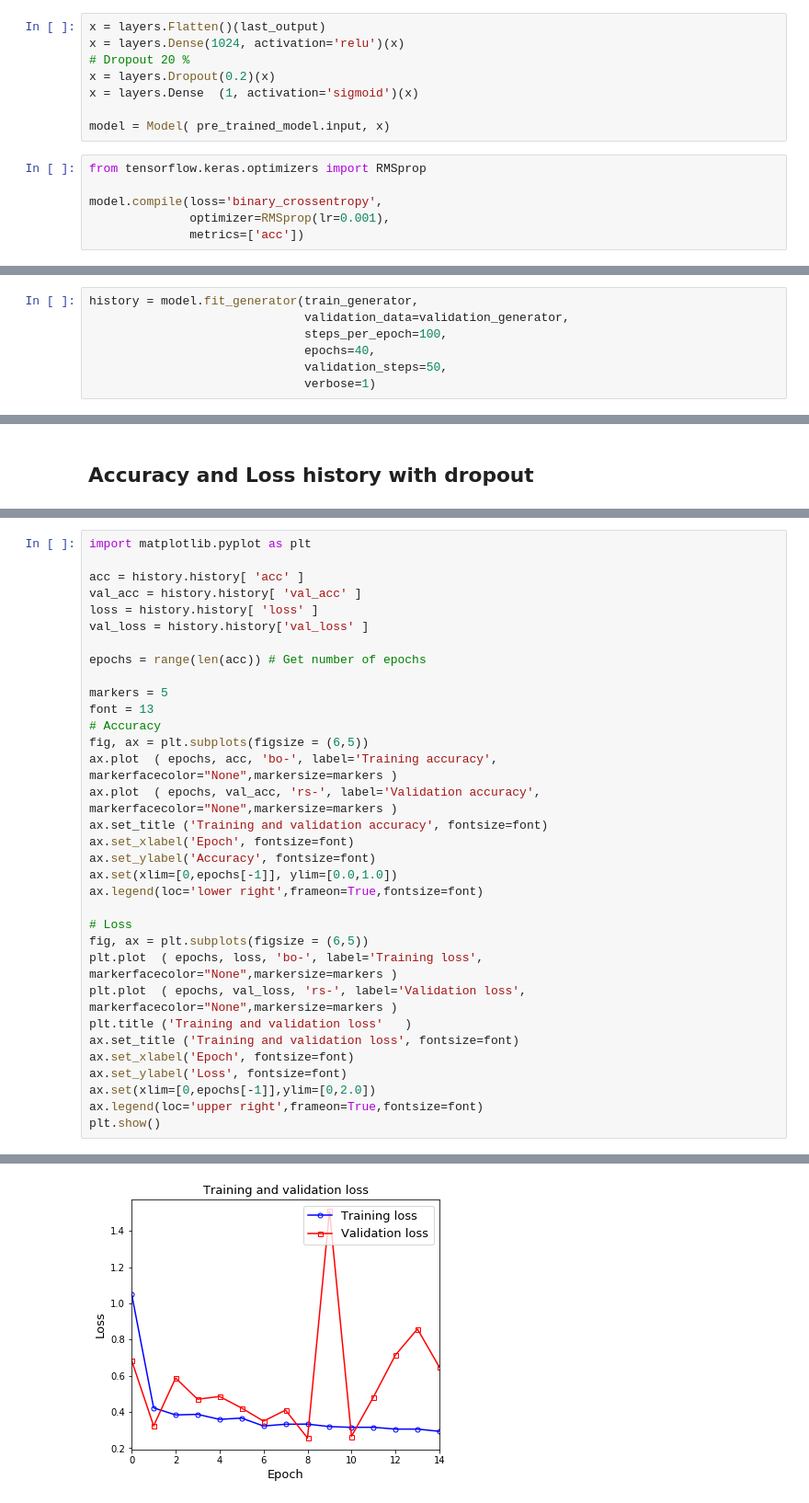
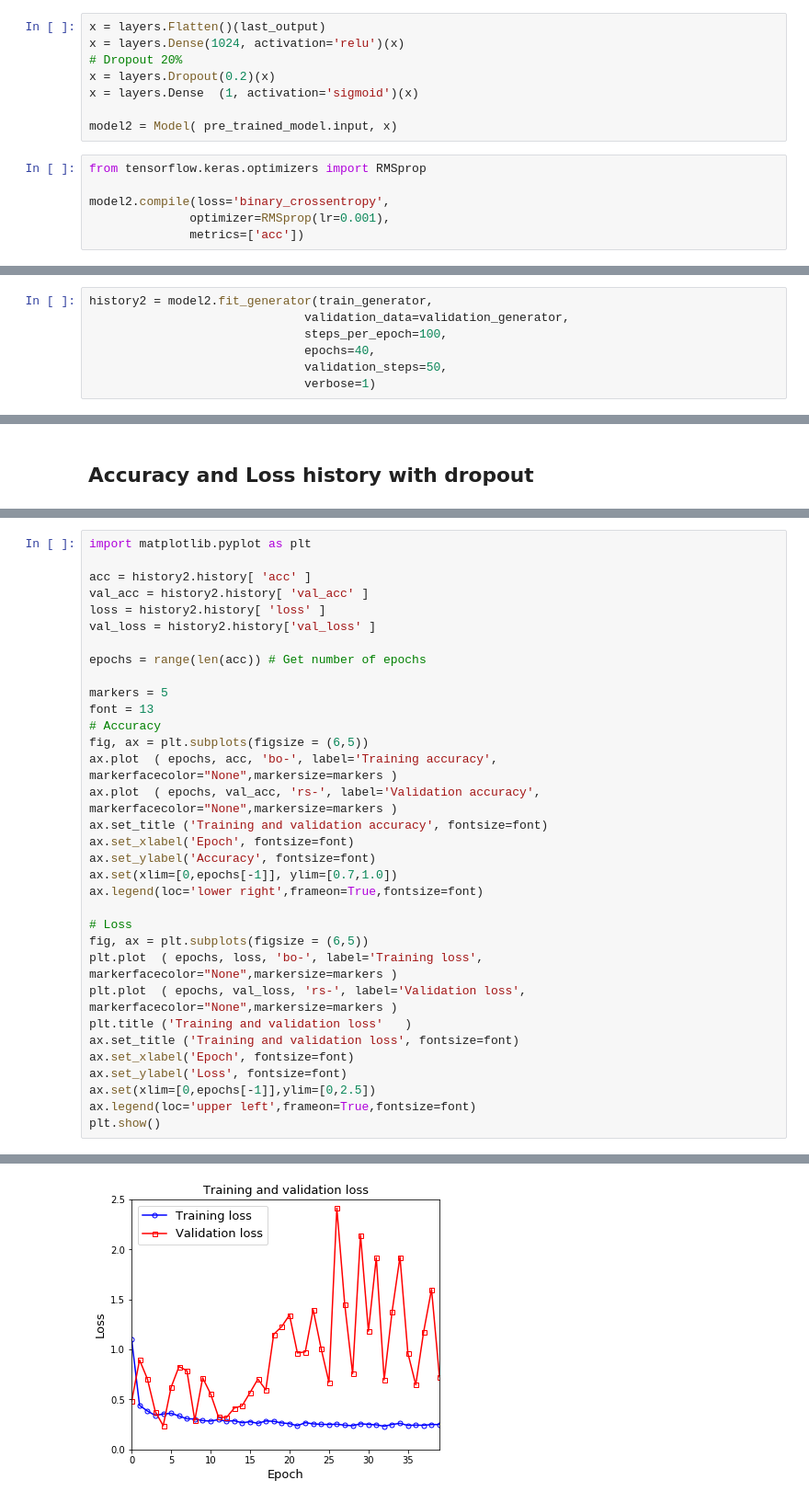
Before and after one commit to johanzhuohan/Tensor_flow_projects, a Jupyter notebook: Computer_vision/Kaggle_cats_or_dogs_CNN3.ipynb, the cells around one changed output, grey strips where cells are left out. Shown at 92% size. Saved outputs shown, nothing was run; the diff lists cells and outputs as text.

```diff
--- a/Computer_vision/Kaggle_cats_or_dogs_CNN3.ipynb
+++ b/Computer_vision/Kaggle_cats_or_dogs_CNN3.ipynb
@@ -236,15 +233,15 @@ Here we will train a model with augmented data set and with dropout. It will be
 # %%
 x = layers.Flatten()(last_output)
 x = layers.Dense(1024, activation='relu')(x)
-# Dropout 20 %
+# Dropout 20%
 x = layers.Dropout(0.2)(x)
 x = layers.Dense  (1, activation='sigmoid')(x)
 
-model = Model( pre_trained_model.input, x)
+model2 = Model( pre_trained_model.input, x)
 # %%
 from tensorflow.keras.optimizers import RMSprop
 
-model.compile(loss='binary_crossentropy',
+model2.compile(loss='binary_crossentropy',
               optimizer=RMSprop(lr=0.001),
               metrics=['acc'])
 # %% [markdown]
@@ -280,7 +277,7 @@ Found 1000 images belonging to 2 classes.
 # %% [markdown]
 * Training with dropout
 # %%
-history = model.fit_generator(train_generator,
+history2 = model2.fit_generator(train_generator,
                               validation_data=validation_generator,
                               steps_per_epoch=100,
                               epochs=40,
@@ -312,10 +310,10 @@ Epoch 15/15
 # %%
 import matplotlib.pyplot as plt
 
-acc = history.history[ 'acc' ]
-val_acc = history.history[ 'val_acc' ]
-loss = history.history[ 'loss' ]
-val_loss = history.history['val_loss' ]
+acc = history2.history[ 'acc' ]
+val_acc = history2.history[ 'val_acc' ]
+loss = history2.history[ 'loss' ]
+val_loss = history2.history['val_loss' ]
 
 epochs = range(len(acc)) # Get number of epochs
 
@@ -328,7 +326,7 @@ ax.plot  ( epochs, val_acc, 'rs-', label='Validation accuracy', markerfacecolor=
 ax.set_title ('Training and validation accuracy', fontsize=font)
 ax.set_xlabel('Epoch', fontsize=font)
 ax.set_ylabel('Accuracy', fontsize=font)
-ax.set(xlim=[0,epochs[-1]], ylim=[0.0,1.0])
+ax.set(xlim=[0,epochs[-1]], ylim=[0.7,1.0])
 ax.legend(loc='lower right',frameon=True,fontsize=font)
 
 # Loss
@@ -339,7 +337,7 @@ plt.title ('Training and validation loss'   )
 ax.set_title ('Training and validation loss', fontsize=font)
 ax.set_xlabel('Epoch', fontsize=font)
 ax.set_ylabel('Loss', fontsize=font)
-ax.set(xlim=[0,epochs[-1]],ylim=[0,2.0])
-ax.legend(loc='upper right',frameon=True,fontsize=font)
+ax.set(xlim=[0,epochs[-1]],ylim=[0,2.5])
+ax.legend(loc='upper left',frameon=True,fontsize=font)
 plt.show()
 # %% [output]
@@ -347 +345 @@ plt.show()
-[figure, old version]
+[figure, new version]
```
Also changed, not shown: parts of 11 cells of this notebook.
